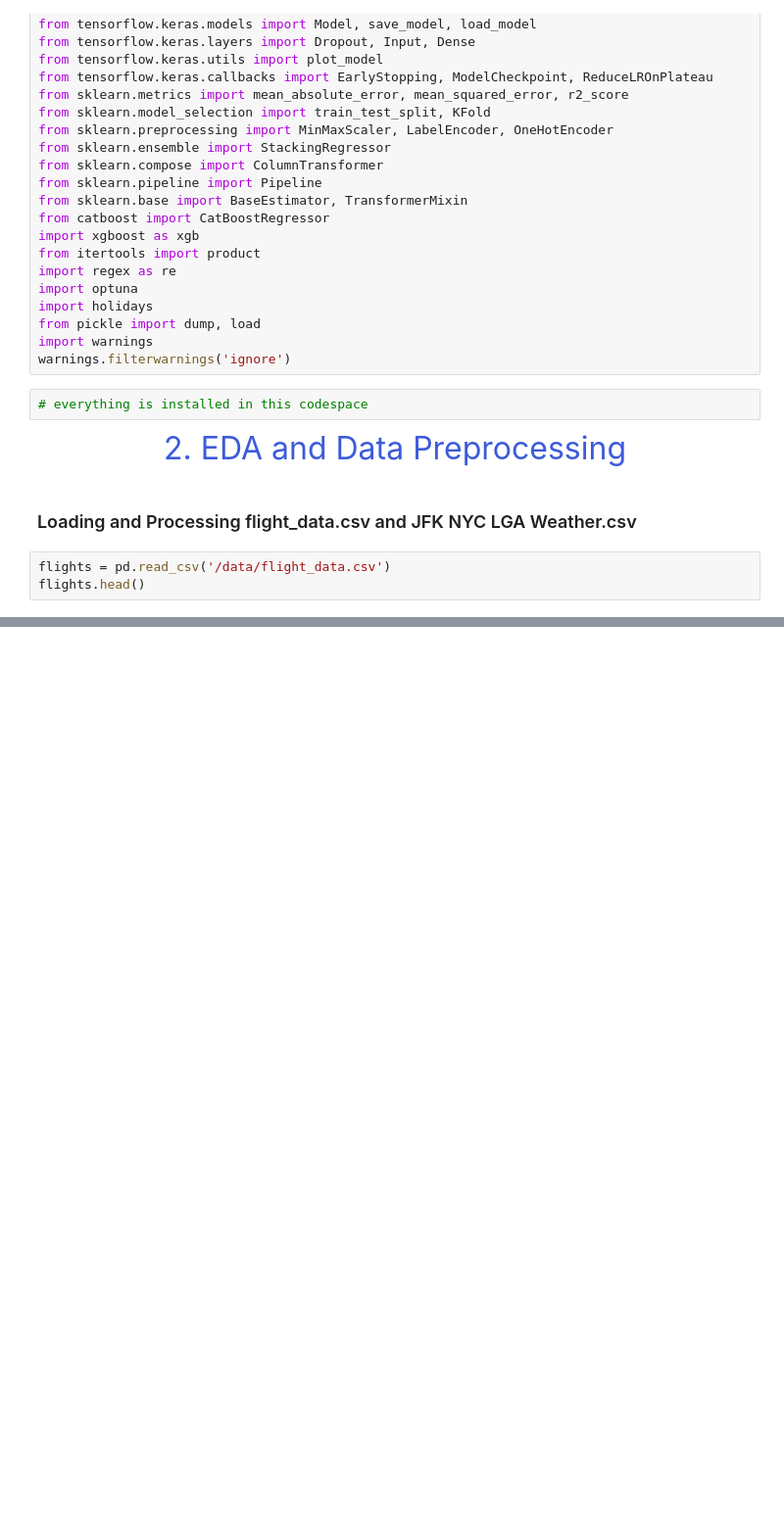
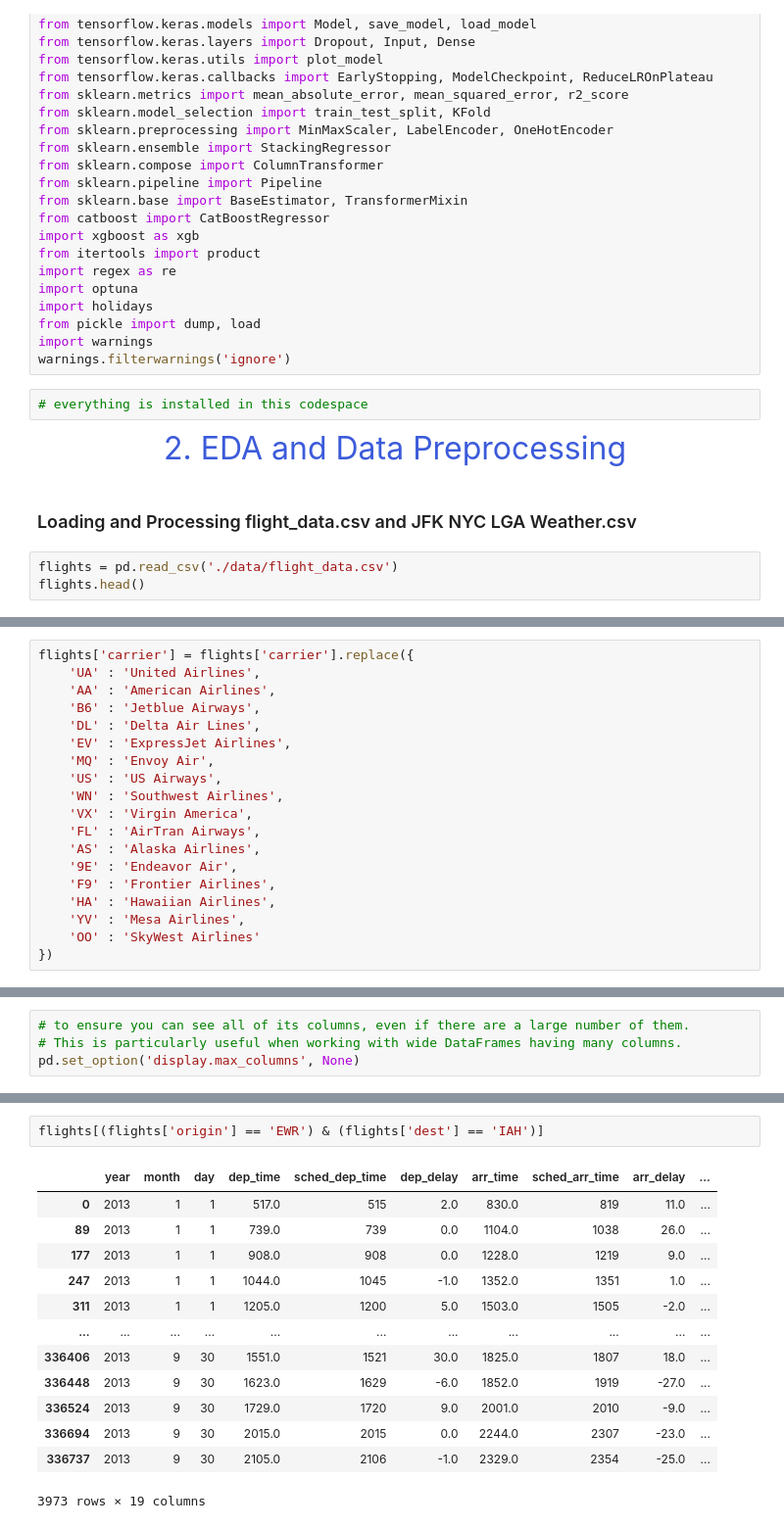
Before and after one commit to bill-unitech2021/Flight-Delay-using-a-Stacked-Model, a Jupyter notebook: Project_A/prediction.ipynb, the cells around one changed output, grey strips where cells are left out. Shown: that part at 98% size. Drawn from its saved outputs; the diff is of its cells as text; blank space fills up the shorter version.

```diff
--- a/Project_A/prediction.ipynb
+++ b/Project_A/prediction.ipynb
@@ -49,5 +49,5 @@ warnings.filterwarnings('ignore')
 # %% [markdown]
 ### Loading and Processing flight_data.csv and JFK NYC LGA Weather.csv
 # %%
-flights = pd.read_csv('/data/flight_data.csv')
+flights = pd.read_csv('./data/flight_data.csv')
 flights.head()
@@ -53,0 +111,19 @@ flights.head()
+# %%
+flights['carrier'] = flights['carrier'].replace({
+    'UA' : 'United Airlines',
+    'AA' : 'American Airlines',
+    'B6' : 'Jetblue Airways',
+    'DL' : 'Delta Air Lines',
+    'EV' : 'ExpressJet Airlines',
+    'MQ' : 'Envoy Air',
+    'US' : 'US Airways',
+    'WN' : 'Southwest Airlines',
+    'VX' : 'Virgin America',
+    'FL' : 'AirTran Airways',
+    'AS' : 'Alaska Airlines',
+    '9E' : 'Endeavor Air',
+    'F9' : 'Frontier Airlines',
+    'HA' : 'Hawaiian Airlines',
+    'YV' : 'Mesa Airlines',
+    'OO' : 'SkyWest Airlines'
+})
@@ -53,0 +139,4 @@ flights.head()
+# %%
+# to ensure you can see all of its columns, even if there are a large number of them.
+# This is particularly useful when working with wide DataFrames having many columns.
+pd.set_option('display.max_columns', None)
@@ -53,0 +214,16 @@ flights.head()
+# %%
+flights[(flights['origin'] == 'EWR') & (flights['dest'] == 'IAH')]
+# %% [output]
+|  | year | month | day | dep_time | sched_dep_time | dep_delay | arr_time | sched_arr_time | arr_delay | ... |
+| 0 | 2013 | 1 | 1 | 517.0 | 515 | 2.0 | 830.0 | 819 | 11.0 | ... |
+| 89 | 2013 | 1 | 1 | 739.0 | 739 | 0.0 | 1104.0 | 1038 | 26.0 | ... |
+| 177 | 2013 | 1 | 1 | 908.0 | 908 | 0.0 | 1228.0 | 1219 | 9.0 | ... |
+| 247 | 2013 | 1 | 1 | 1044.0 | 1045 | -1.0 | 1352.0 | 1351 | 1.0 | ... |
+| 311 | 2013 | 1 | 1 | 1205.0 | 1200 | 5.0 | 1503.0 | 1505 | -2.0 | ... |
+| ... | ... | ... | ... | ... | ... | ... | ... | ... | ... | ... |
+| 336406 | 2013 | 9 | 30 | 1551.0 | 1521 | 30.0 | 1825.0 | 1807 | 18.0 | ... |
+| 336448 | 2013 | 9 | 30 | 1623.0 | 1629 | -6.0 | 1852.0 | 1919 | -27.0 | ... |
+| 336524 | 2013 | 9 | 30 | 1729.0 | 1720 | 9.0 | 2001.0 | 2010 | -9.0 | ... |
+| 336694 | 2013 | 9 | 30 | 2015.0 | 2015 | 0.0 | 2244.0 | 2307 | -23.0 | ... |
+| 336737 | 2013 | 9 | 30 | 2105.0 | 2106 | -1.0 | 2329.0 | 2354 | -25.0 | ... |
+3973 rows × 19 columns
```
Also changed, not shown: parts of 30 cells of this notebook, 1 other file.
